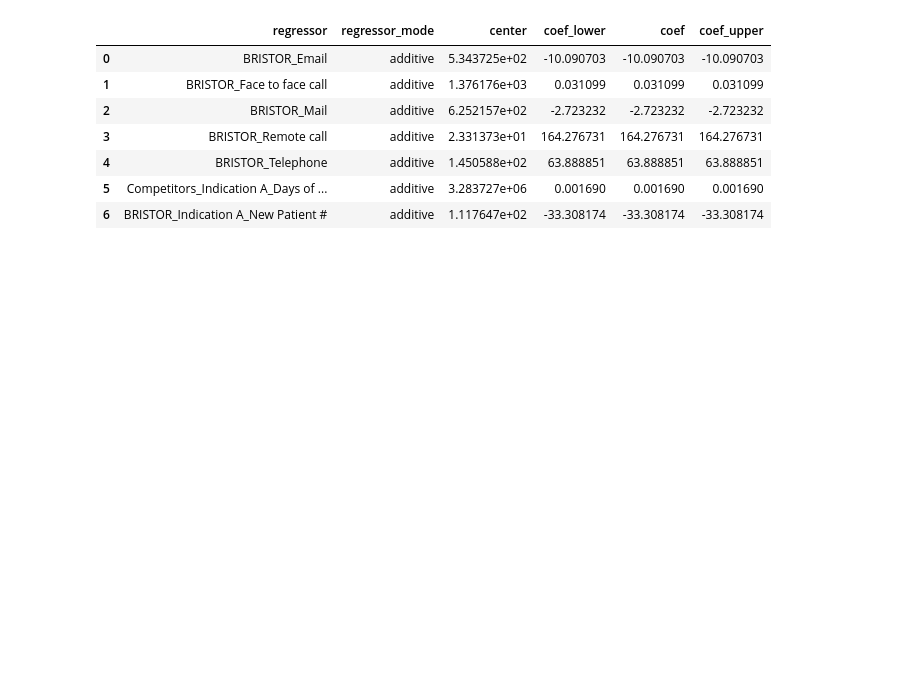
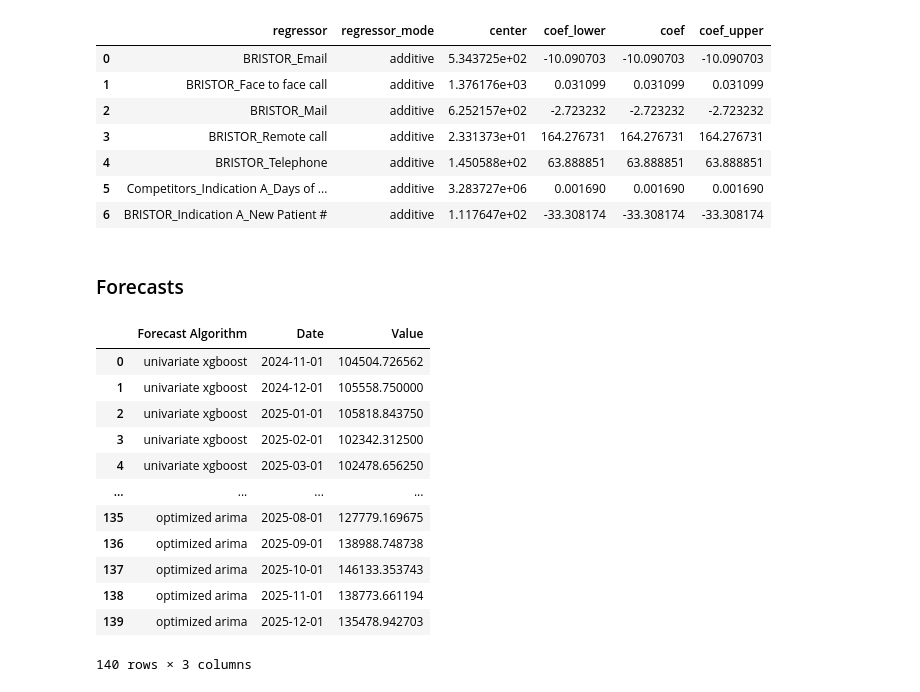
Before and after one commit to AmirMFarhang/LauzHack-CassadagApp, a Jupyter notebook: bristor_analisys.ipynb, the cells around one changed output. Cells and saved outputs as stored; diff of their text form; code cells hidden in the pictures; blank space fills up the shorter version.

```diff
--- a/bristor_analisys.ipynb
+++ b/bristor_analisys.ipynb
@@ -146,3 +170,29 @@ coefficients
 | 4 | BRISTOR_Telephone | additive | 1.450588e+02 | 63.888851 | 63.888851 | 63.888851 |
 | 5 | Competitors_Indication A_Days of ... | additive | 3.283727e+06 | 0.001690 | 0.001690 | 0.001690 |
 | 6 | BRISTOR_Indication A_New Patient # | additive | 1.117647e+02 | -33.308174 | -33.308174 | -33.308174 |
+# %% [markdown]
+### Forecasts
+# %%
+file_path = 'BRISTOR_Zegoland.xlsx'
+
+excel_file = pd.ExcelFile(file_path)
+
+forecast_volumes_df = pd.read_excel(file_path, sheet_name='Forecast volumes')
+
+transformed_df = forecast_volumes_df[['Forecast Algorithm', 'Date', 'Value']]
+
+transformed_df
+# %% [output]
+|  | Forecast Algorithm | Date | Value |
+| 0 | univariate xgboost | 2024-11-01 | 104504.726562 |
+| 1 | univariate xgboost | 2024-12-01 | 105558.750000 |
+| 2 | univariate xgboost | 2025-01-01 | 105818.843750 |
+| 3 | univariate xgboost | 2025-02-01 | 102342.312500 |
+| 4 | univariate xgboost | 2025-03-01 | 102478.656250 |
+| ... | ... | ... | ... |
+| 135 | optimized arima | 2025-08-01 | 127779.169675 |
+| 136 | optimized arima | 2025-09-01 | 138988.748738 |
+| 137 | optimized arima | 2025-10-01 | 146133.353743 |
+| 138 | optimized arima | 2025-11-01 | 138773.661194 |
+| 139 | optimized arima | 2025-12-01 | 135478.942703 |
+140 rows × 3 columns
```
Also changed, not shown: parts of 12 cells of this notebook, 2 other files.
